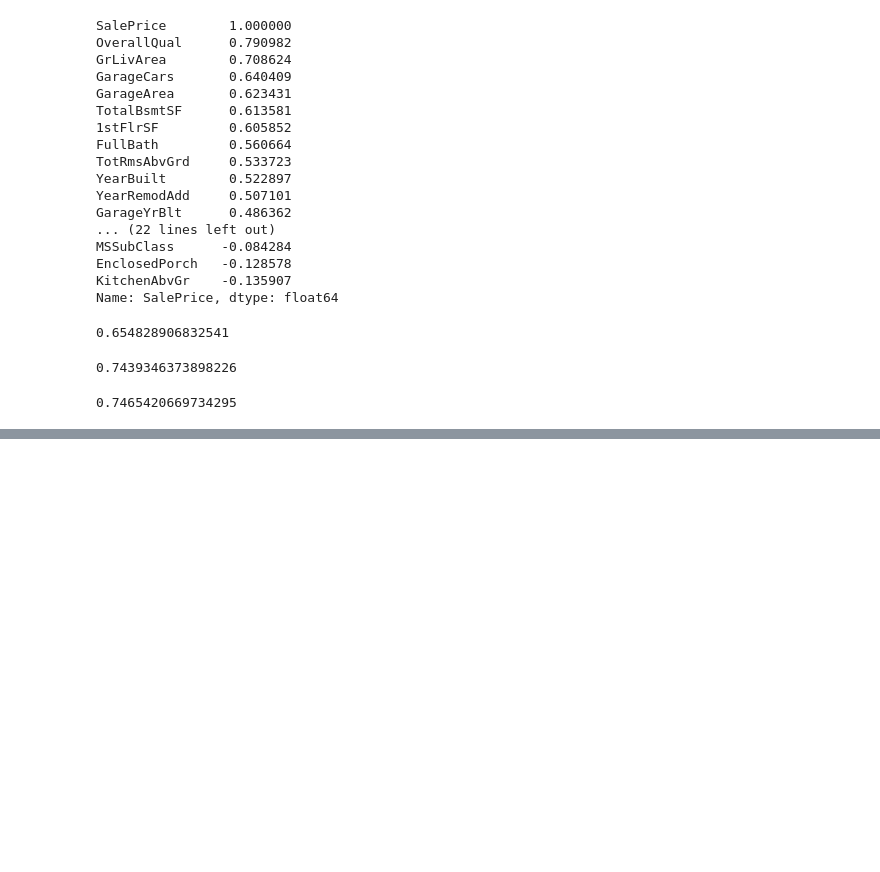
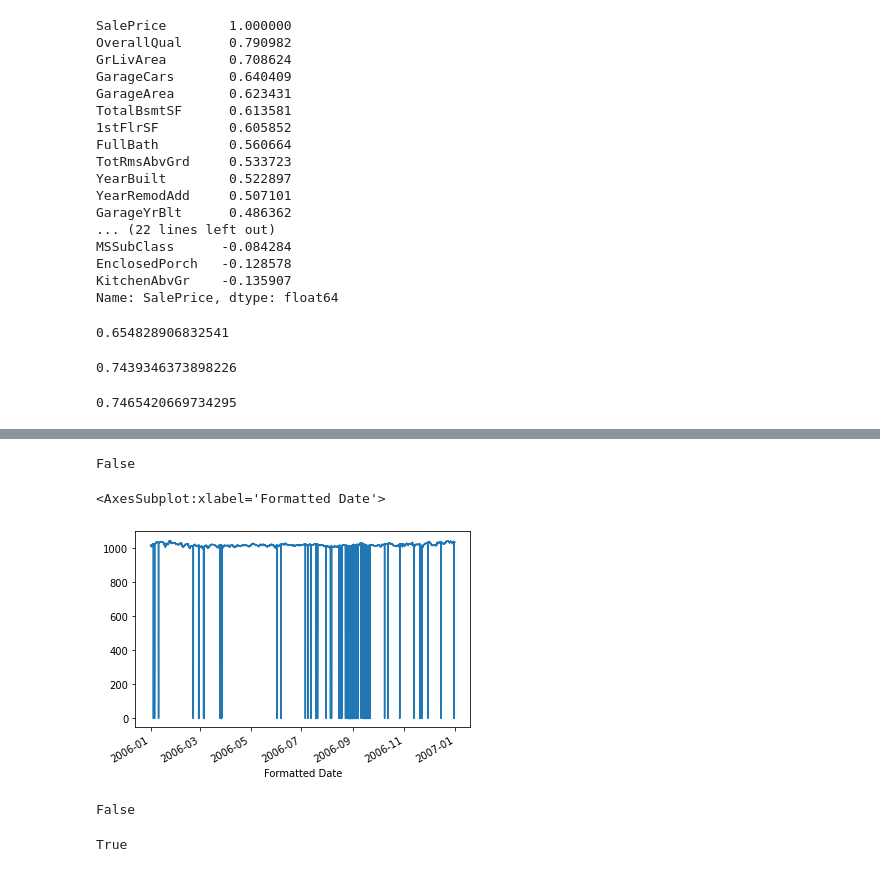
Before and after one commit to Harshhhh1701/Learning--Data-Science, a Jupyter notebook: py13.ipynb, the cells around one changed output, grey strips where cells are left out. Drawn from its saved outputs; the diff is of its cells as text; code cells hidden in the pictures; blank space fills up the shorter version.

```diff
--- a/py13.ipynb
+++ b/py13.ipynb
@@ -120,3 +120,5 @@ test_base=data.fillna(data.mode().iloc[0])
 regression_score(test_base.drop('SalePrice',axis=1),test_base[['SalePrice']])
 # %% [output]
 0.7465420669734295
+# %%
+weather=pd.read_parquet('files/weather.parquet')
@@ -122,0 +179,19 @@ regression_score(test_base.drop('SalePrice',axis=1),test_base[['SalePrice']])
+# %%
+ (weather['Pressure (millibars)'].loc['2006']).isna().any()
+# %% [output]
+False
+# %%
+p_2016=weather['Pressure (millibars)'].loc['2006']
+# %%
+p_2016.plot()
+# %% [output]
+<AxesSubplot:xlabel='Formatted Date'>
+[figure, added]
+# %%
+p_2016.isna().any()
+# %% [output]
+False
+# %%
+(p_2016==0).any()
+# %% [output]
+True
```
Also changed, not shown: parts of 5 cells of this notebook.
